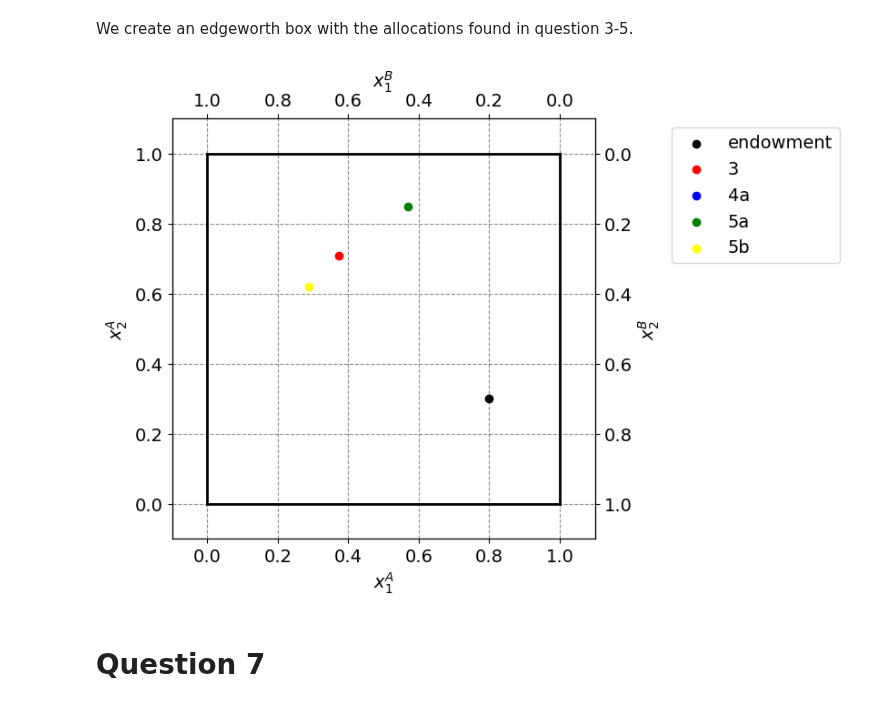
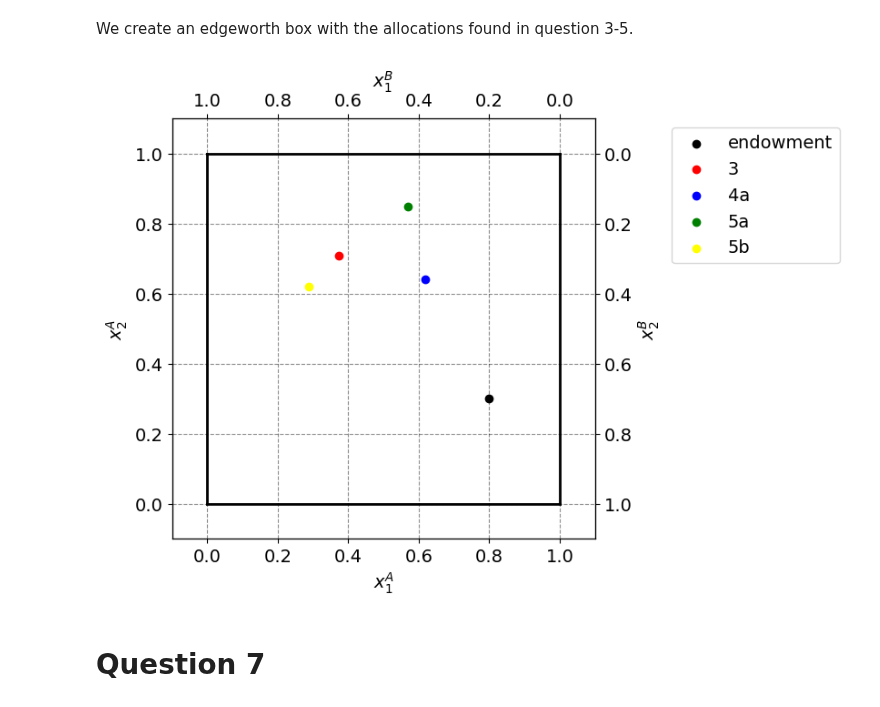
Before and after one commit to NumEconCopenhagen/projects-2024-christoffer-victor, a Jupyter notebook: inauguralproject/inauguralproject.ipynb, the cells around one changed output. Drawn from its saved outputs; the diff is of its cells as text; code cells hidden in the pictures.

```diff
--- a/inauguralproject/inauguralproject.ipynb
+++ b/inauguralproject/inauguralproject.ipynb
@@ -266,35 +271,35 @@ fig = plt.figure(frameon=False,figsize=(6,6), dpi=100)
 ax_A = fig.add_subplot(1, 1, 1)
 
 ax_A.set_xlabel("$x_1^A$")
 ax_A.set_ylabel("$x_2^A$")
 
 temp = ax_A.twinx()
 temp.set_ylabel("$x_2^B$")
 ax_B = temp.twiny()
 ax_B.set_xlabel("$x_1^B$")
 ax_B.invert_xaxis()
 ax_B.invert_yaxis()
 
 # We plot our different allocations
 ax_A.scatter(par.w1A,par.w2A,marker='o',color='black',label='endowment')
 ax_A.scatter(0.372,0.708,marker='o',color='red',label='3')
-ax_A.scatter(0.320,1.206,marker='o',color='blue',label='4a')
+ax_A.scatter(0.619,0.640,marker='o',color='blue',label='4a')
 ax_A.scatter(0.570,0.849,marker='o',color='green',label='5a')
 ax_A.scatter(0.289,0.620,marker='o',color='yellow',label='5b')
 
 ax_A.plot([0,w1bar],[0,0],lw=2,color='black')
 ax_A.plot([0,w1bar],[w2bar,w2bar],lw=2,color='black')
 ax_A.plot([0,0],[0,w2bar],lw=2,color='black')
 ax_A.plot([w1bar,w1bar],[0,w2bar],lw=2,color='black')
 
 ax_A.set_xlim([-0.1, w1bar + 0.1])
 ax_A.set_ylim([-0.1, w2bar + 0.1])
 ax_B.set_xlim([w1bar + 0.1, -0.1])
 ax_B.set_ylim([w2bar + 0.1, -0.1])
 
 ax_A.legend(frameon=True,loc='upper right',bbox_to_anchor=(1.6,1.0));
 # %% [output]
-[figure, old version]
+[figure, new version]
 # %% [markdown]
 # Question 7
 # %% [markdown]
```
Also changed, not shown: parts of 2 cells of this notebook.
